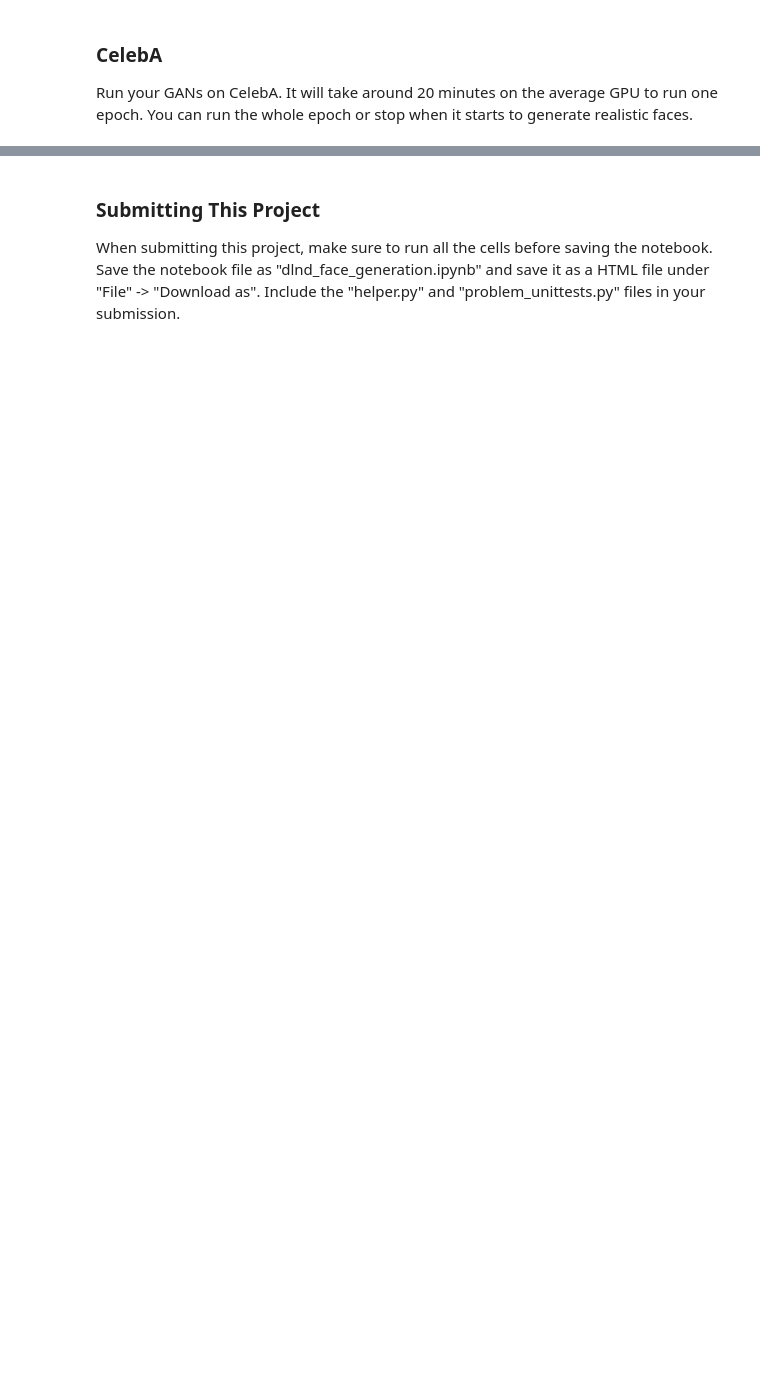
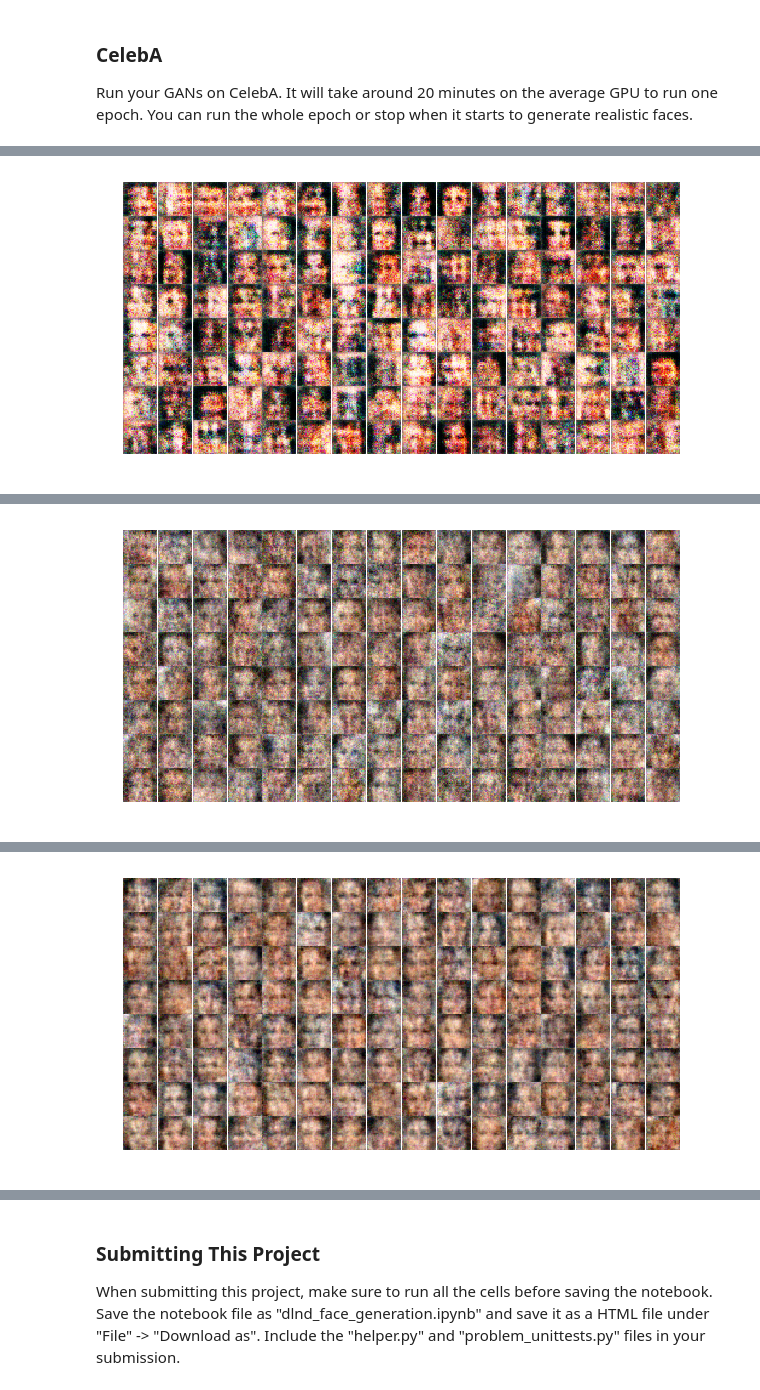
Before and after one commit to MapleInSpring/deep-learning, a Jupyter notebook: face_generation/dlnd_face_generation.ipynb, the cells around one changed output, grey strips where cells are left out. Drawn from its saved outputs; the diff is of its cells as text; code cells hidden in the pictures; blank space fills up the shorter version.

Commit message:
After training

```diff
--- a/face_generation/dlnd_face_generation.ipynb
+++ b/face_generation/dlnd_face_generation.ipynb
@@ -118,9 +121,9 @@ def model_inputs(image_width, image_height, image_channels, z_dim):
     :return: Tuple of (tensor of real input images, tensor of z data, learning rate)
     """
     # TODO: Implement Function
-    inputs_real = tf.placeholder(tf.float32, (None, image_width, image_height, image_channels), name='input_real')
-    inputs_z = tf.placeholder(tf.float32, (None, z_dim), name='input_z')
-    learning_rate = tf.placeholder(tf.float32, name='learning_rate')
+    inputs_real = tf.placeholder(tf.float32, [None, image_width, image_height, image_channels], name='input_real')
+    inputs_z = tf.placeholder(tf.float32, [None, z_dim], name='input_z')
+    learning_rate = tf.placeholder(tf.float32, [], name='learning_rate')
     return inputs_real, inputs_z, learning_rate
 
 
@@ -334,31 +346,40 @@ def train(epoch_count, batch_size, z_dim, learning_rate, beta1, get_batches, dat
     :param data_image_mode: The image mode to use for images ("RGB" or "L")
     """
     # TODO: Build Model
+    input_real, input_z, _ = model_inputs(data_shape[1], data_shape[2], data_shape[3], z_dim)
+    d_loss, g_loss = model_loss(input_real, input_z, data_shape[3])
+    d_opt, g_opt = model_opt(d_loss, g_loss, learning_rate, beta1)
+    samples, losses = [], []
 
 
     with tf.Session() as sess:
         sess.run(tf.global_variables_initializer())
         for epoch_i in range(epoch_count):
+            current_batch = 0
             for batch_images in get_batches(batch_size):
                 # TODO: Train Model
+                current_batch += 1
 
                 batch_z = np.random.uniform(-1, 1, size=(batch_size, z_dim))
 
-                input_real, input_z, leanring_rate_placeholder = model_inputs(data_shape[1], data_shape[2], data_shape[3], z_dim)
-                d_loss, g_loss = model_loss(input_real, input_z, data_shape[3])
-                d_opt, g_opt = model_opt(d_loss, g_loss, learning_rate, beta1)
-
-                print(batch_images)
-                print(batch_z)
                 _ = sess.run(d_opt, feed_dict={input_real: batch_images, input_z: batch_z})
                 _ = sess.run(g_opt, feed_dict={input_z: batch_z, input_real: batch_images})
 
                 train_loss_d = d_loss.eval({input_z: batch_z, input_real: batch_images})
                 train_loss_g = g_loss.eval({input_z: batch_z})
 
-                print("Epoch {}/{}...".format(e+1, epoches),
-                     "Discriminator Loss: {:.4f}...".format(train_loss_d),
-                     "Generator Loss: {:.4f}".format(train_loss_g))
+                if current_batch % 100 == 0:
+                    print("Epoch {}/{} batch {}".format(epoch_i+1, epoch_count, current_batch),
+                         "Discriminator Loss: {:.4f}...".format(train_loss_d),
+                         "Generator Loss: {:.4f}".format(train_loss_g))
+
+#                 if current_batch % 200 == 0:
+#                     gen_samples = sess.run(
+#                                    generator(input_z, data_shape[3], is_train=False),
+#                                    feed_dict={input_z: batch_z})
+#                     samples.append(gen_samples)
+#                     _ = view_samples(-1, samples, 8, 16, figsize=(10,5))
+#                     plt.show()
 
                 losses.append((train_loss_d, train_loss_g))
 # %% [markdown]
@@ -406,10 +410,10 @@ Caused by op 'generator/dense/kernel/read', defined at:
 ### CelebA
 Run your GANs on CelebA.  It will take around 20 minutes on the average GPU to run one epoch.  You can run the whole epoch or stop when it starts to generate realistic faces.
 # %%
-batch_size = None
-z_dim = None
-learning_rate = None
-beta1 = None
+batch_size = 128
+z_dim = 100
+learning_rate = 0.0002
+beta1 = 0.5
 
 
 """
@@ -421,3 +425,4 @@ celeba_dataset = helper.Dataset('celeba', glob(os.path.join(data_dir, 'img_align
 with tf.Graph().as_default():
     train(epochs, batch_size, z_dim, learning_rate, beta1, celeba_dataset.get_batches,
           celeba_dataset.shape, celeba_dataset.image_mode)
+# %% [output]
@@ -423,0 +431 @@ with tf.Graph().as_default():
+[figure, added]
@@ -423,0 +434 @@ with tf.Graph().as_default():
+[figure, added]
@@ -423,0 +437 @@ with tf.Graph().as_default():
+[figure, added]
```
Also changed, not shown: parts of 8 cells of this notebook.
